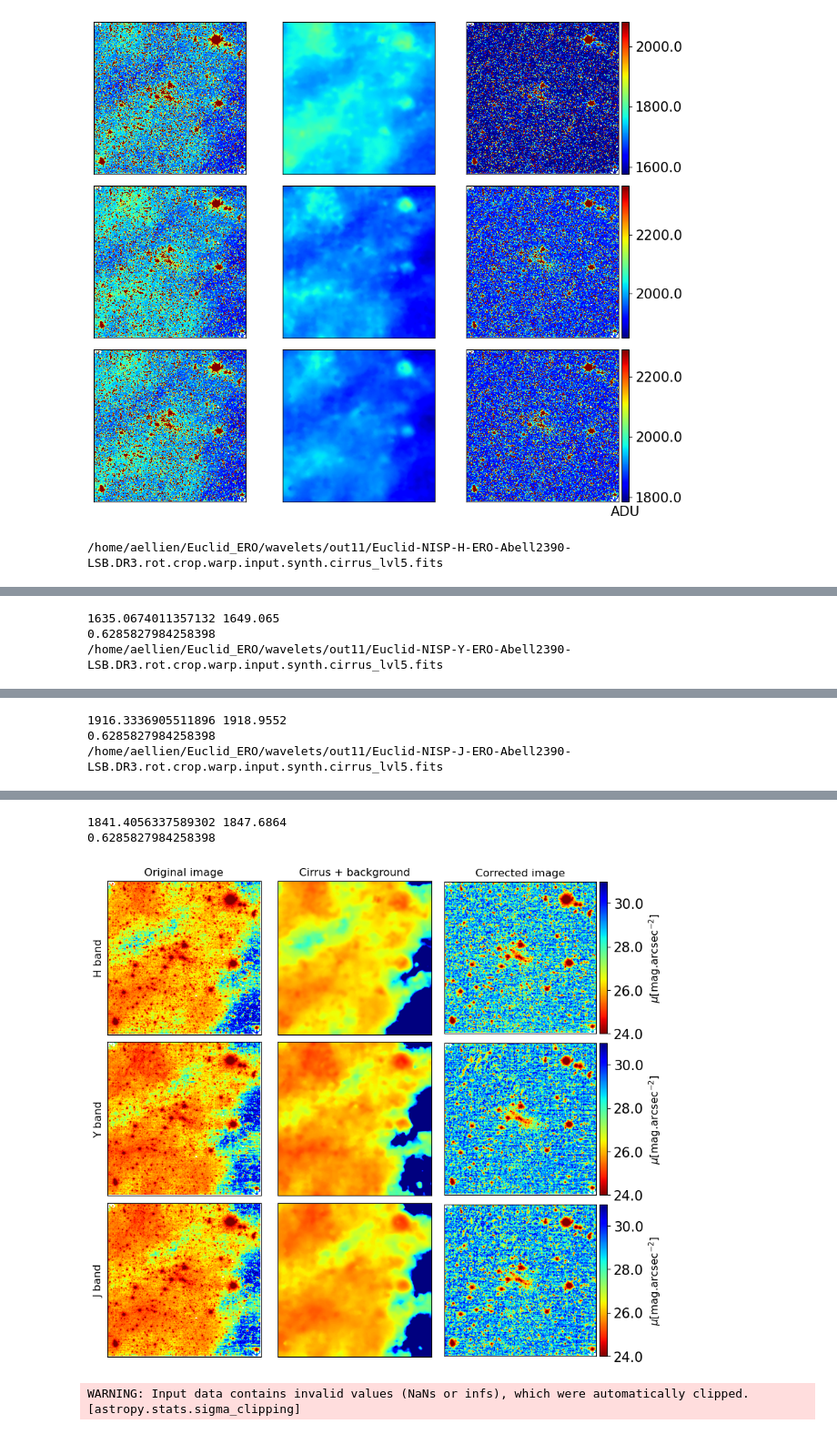
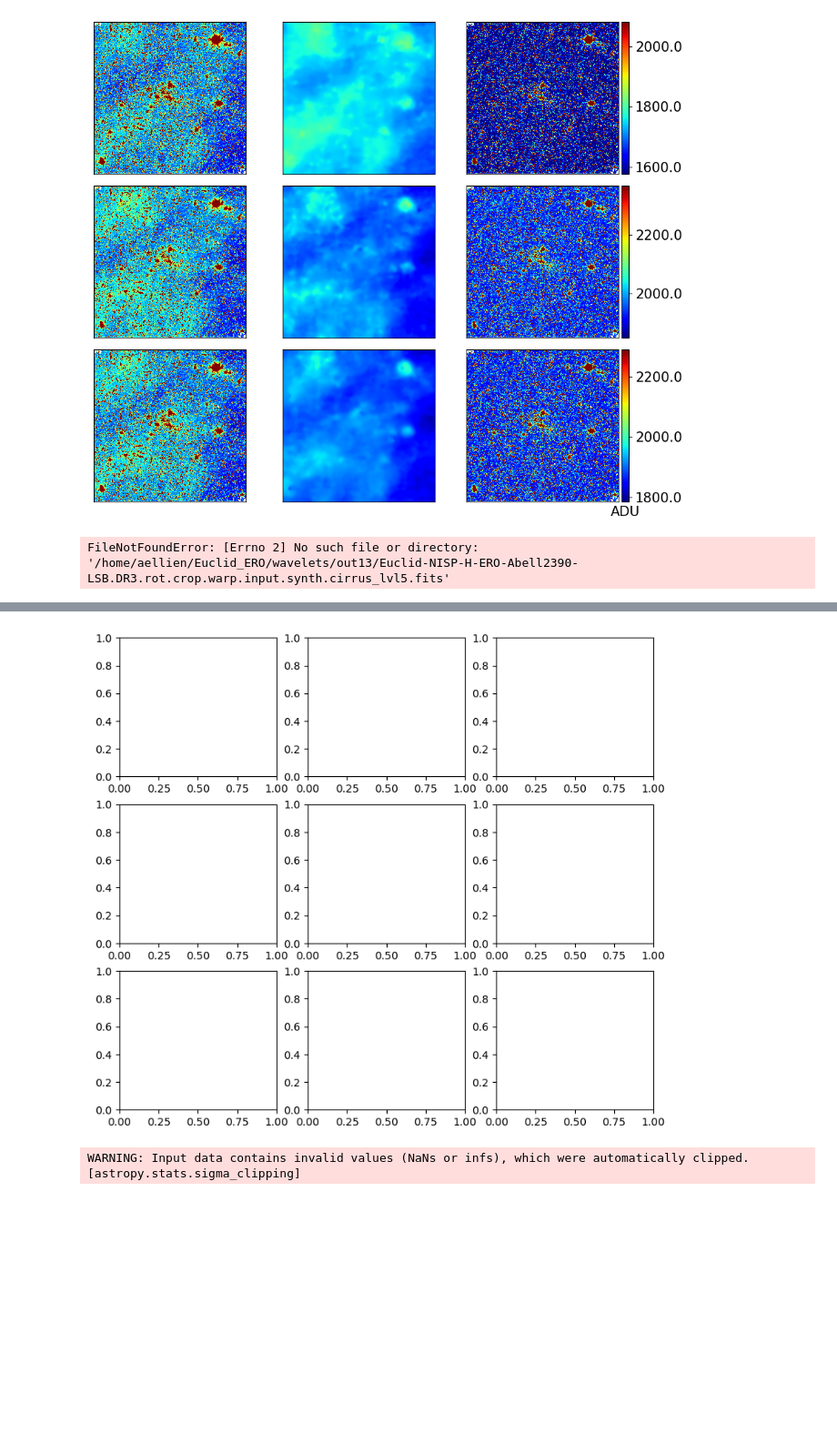
Before and after one commit to aellien/Euclid_ERO, a Jupyter notebook: plot_ERO_A2390.ipynb, the cells around one changed output, grey strips where cells are left out. Shown at 91% size. Drawn from its saved outputs; the diff is of its cells as text; code cells hidden in the pictures; blank space fills up the shorter version.

```diff
--- a/plot_ERO_A2390.ipynb
+++ b/plot_ERO_A2390.ipynb
@@ -26,7 +26,7 @@ import dawis
 # Paths, lists & variables
 path_data = '/home/aellien/Euclid_ERO/data/Euclid-NISP-Stack-ERO-Abell2390.DR3'
 path_scripts = '/home/aellien/Euclid_ERO/Euclid_ERO_scripts'
-path_wavelets = '/home/aellien/Euclid_ERO/wavelets/out11/'
+path_wavelets = '/home/aellien/Euclid_ERO/wavelets/out13/'
 path_plots = '/home/aellien/Euclid_ERO/plots/pub'
 path_analysis = '/home/aellien/Euclid_ERO/analysis/'
 
@@ -95,7 +95,7 @@ cmap = plt.cm.jet_r
 
 for i, filt in enumerate(filters):
 
-    hdu = fits.open(os.path.join(path_wavelets, 'Euclid-NISP-%s-ERO-Abell2390-LSB.DR3.rot.crop.warp.input.synth.cirrus_res_altpass2.fits'%filt))
+    hdu = fits.open(os.path.join(path_wavelets, 'Euclid-NISP-?-ERO-Abell2390-LSB.DR3.rot.crop.warp.input.synth.cirrus_res_altpass2.fits'%filt))
     #oim = fits.getdata(os.path.join(path_data, 'Euclid-NISP-%s-ERO-Abell2390-LSB.DR3.rot.crop.warp.input.fits'%filt))
     #cirim = fits.getdata(os.path.join(path_wavelets, 'Euclid-NISP-%s-ERO-Abell2390-LSB.DR3.rot.crop.warp.input.synth.cirrus_res_altpass2.fits'%filt))
     #clean = oim - cirim
@@ -165,7 +165,7 @@ ax[0][2].set_title('Corrected image', fontsize = 12)
 
 plt.tight_layout()
 plt.subplots_adjust(left= None, bottom = None, right = None, top = None, wspace = 0.05, hspace = 0.05)
-plt.savefig(os.path.join(path_plots, 'cirrus_clean.png'), format = 'png')
+plt.savefig(os.path.join(path_plots, 'cirrus_clean_v2.png'), format = 'png')
 plt.show()
 # %% [output]
-/home/aellien/Euclid_ERO/wavelets/out11/Euclid-NISP-H-ERO-Abell2390-LSB.DR3.rot.crop.warp.input.synth.cirrus_lvl5.fits
+FileNotFoundError: [Errno 2] No such file or directory: '/home/aellien/Euclid_ERO/wavelets/out13/Euclid-NISP-H-ERO-Abell2390-LSB.DR3.rot.crop.warp.input.synth.cirrus_lvl5.fits'
@@ -174,3 +171,0 @@ WARNING: Input data contains invalid values (NaNs or infs), which were automatic
-1635.0674011357132 1649.065
-0.6285827984258398
-/home/aellien/Euclid_ERO/wavelets/out11/Euclid-NISP-Y-ERO-Abell2390-LSB.DR3.rot.crop.warp.input.synth.cirrus_lvl5.fits
@@ -179,3 +171,0 @@ WARNING: Input data contains invalid values (NaNs or infs), which were automatic
-1916.3336905511896 1918.9552
-0.6285827984258398
-/home/aellien/Euclid_ERO/wavelets/out11/Euclid-NISP-J-ERO-Abell2390-LSB.DR3.rot.crop.warp.input.synth.cirrus_lvl5.fits
@@ -184,6 +172,4 @@ WARNING: Input data contains invalid values (NaNs or infs), which were automatic
-1841.4056337589302 1847.6864
-0.6285827984258398
-[figure, old version]
+[figure, new version]
 # %%
 hdu = fits.open(os.path.join(path_wavelets, 'Euclid-NISP-%s-ERO-Abell2390-LSB.DR3.rot.crop.warp.input.synth.cirrus_res_altpass2.fits'%filt))
 oim = hdu[1].data
```
Also changed, not shown: parts of 1 cell of this notebook, 3 other files.
